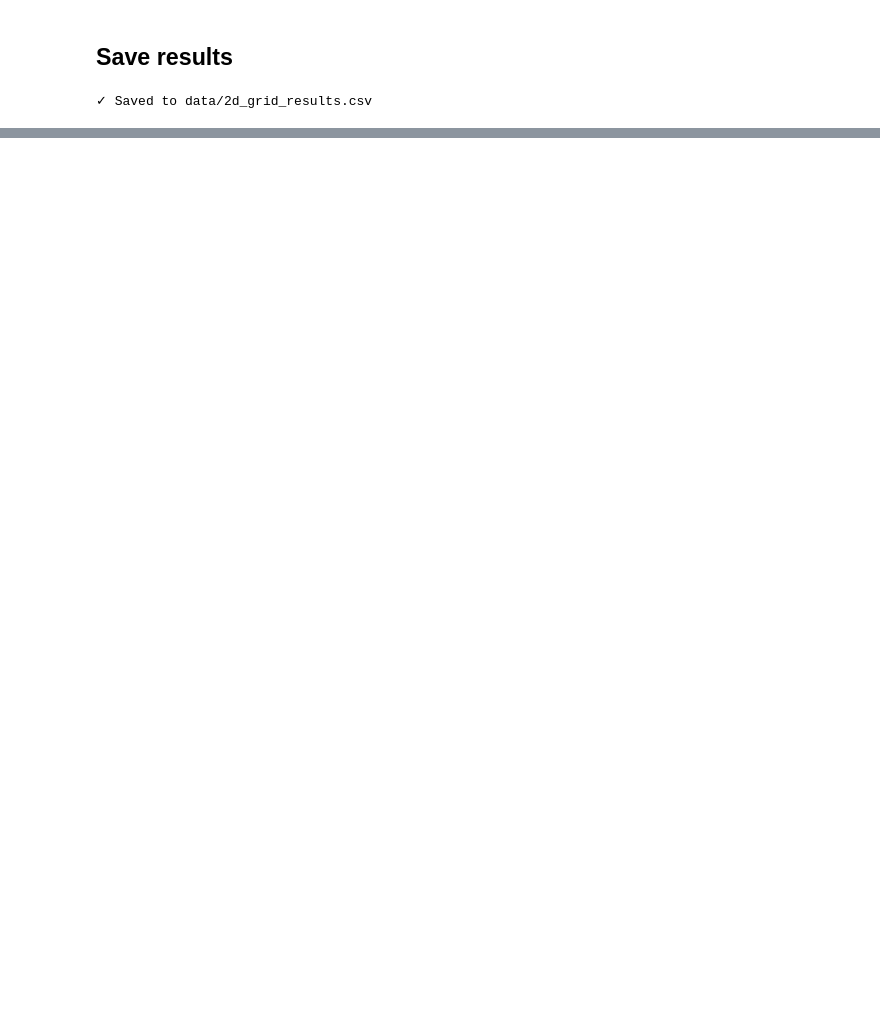
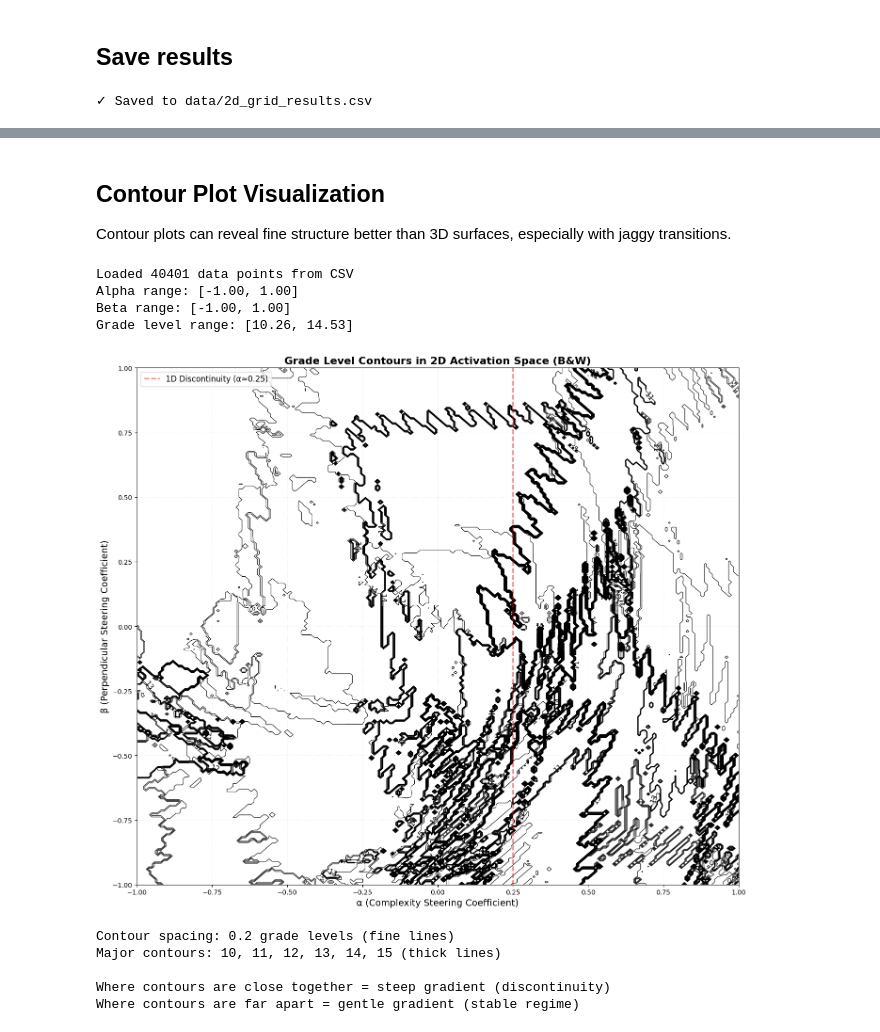
Before and after one commit to Embedding-Space/llmsonar, a Jupyter notebook: 03_2d_grid_exploration.ipynb, the cells around one changed output, grey strips where cells are left out. Cells and saved outputs as stored; diff of their text form; code cells hidden in the pictures; blank space fills up the shorter version.

```diff
--- a/03_2d_grid_exploration.ipynb
+++ b/03_2d_grid_exploration.ipynb
@@ -260,0 +376,75 @@ print("✓ Saved to data/2d_grid_results.csv")
+# %% [markdown]
+## Contour Plot Visualization
+
+Contour plots can reveal fine structure better than 3D surfaces, especially with jaggy transitions.
+# %%
+import pandas as pd
+import numpy as np
+import matplotlib.pyplot as plt
+
+# Load data from CSV
+df = pd.read_csv('data/2d_grid_results.csv')
+
+print(f"Loaded {len(df)} data points from CSV")
+print(f"Alpha range: [{df['alpha'].min():.2f}, {df['alpha'].max():.2f}]")
+print(f"Beta range: [{df['beta'].min():.2f}, {df['beta'].max():.2f}]")
+print(f"Grade level range: [{df['flesch_kincaid_grade'].min():.2f}, {df['flesch_kincaid_grade'].max():.2f}]\n")
+
+# Reshape data for contour plot
+pivot = df.pivot(index='beta', columns='alpha', values='flesch_kincaid_grade')
+X = pivot.columns.values
+Y = pivot.index.values
+X_grid, Y_grid = np.meshgrid(X, Y)
+Z = pivot.values
+
+# Create black and white contour plot
+fig, ax = plt.subplots(figsize=(14, 12))
+
+# Many contour lines to show all the detail
+# Use smaller intervals to capture the jaggy structure
+levels = np.arange(10, 15.5, 0.2)  # Contour every 0.2 grade levels
+contour_lines = ax.contour(X_grid, Y_grid, Z, levels=levels,
+                           colors='black', linewidths=0.8)
+
+# Add thicker lines at integer grade levels for reference
+major_levels = [10, 11, 12, 13, 14, 15]
+major_contours = ax.contour(X_grid, Y_grid, Z, levels=major_levels,
+                            colors='black', linewidths=2)
+ax.clabel(major_contours, inline=True, fontsize=11, fmt='%0.0f')
+
+# Mark the 1D discontinuity location
+ax.axvline(0.25, color='red', linestyle='--', linewidth=2, alpha=0.5,
+          label='1D Discontinuity (α≈0.25)')
+
+# Labels and formatting
+ax.set_xlabel('α (Complexity Steering Coefficient)', fontsize=14)
+ax.set_ylabel('β (Perpendicular Steering Coefficient)', fontsize=14)
+ax.set_title('Grade Level Contours in 2D Activation Space (B&W)', fontsize=16, fontweight='bold')
+
+# Legend
+ax.legend(loc='upper left', fontsize=12)
+
+# Light grid for easier coordinate reading
+ax.grid(True, alpha=0.2, linestyle=':', linewidth=0.5, color='gray')
+
+# White background
+ax.set_facecolor('white')
+
+plt.tight_layout()
+plt.show()
+
+print(f"\nContour spacing: 0.2 grade levels (fine lines)")
+print(f"Major contours: 10, 11, 12, 13, 14, 15 (thick lines)")
+print(f"\nWhere contours are close together = steep gradient (discontinuity)")
+print(f"Where contours are far apart = gentle gradient (stable regime)")
+# %% [output]
+Loaded 40401 data points from CSV
+Alpha range: [-1.00, 1.00]
+Beta range: [-1.00, 1.00]
+Grade level range: [10.26, 14.53]
+[figure, added]
+Contour spacing: 0.2 grade levels (fine lines)
+Major contours: 10, 11, 12, 13, 14, 15 (thick lines)
+
+Where contours are close together = steep gradient (discontinuity)
+Where contours are far apart = gentle gradient (stable regime)
```
Also changed, not shown: parts of 7 cells of this notebook, 5 other files.
